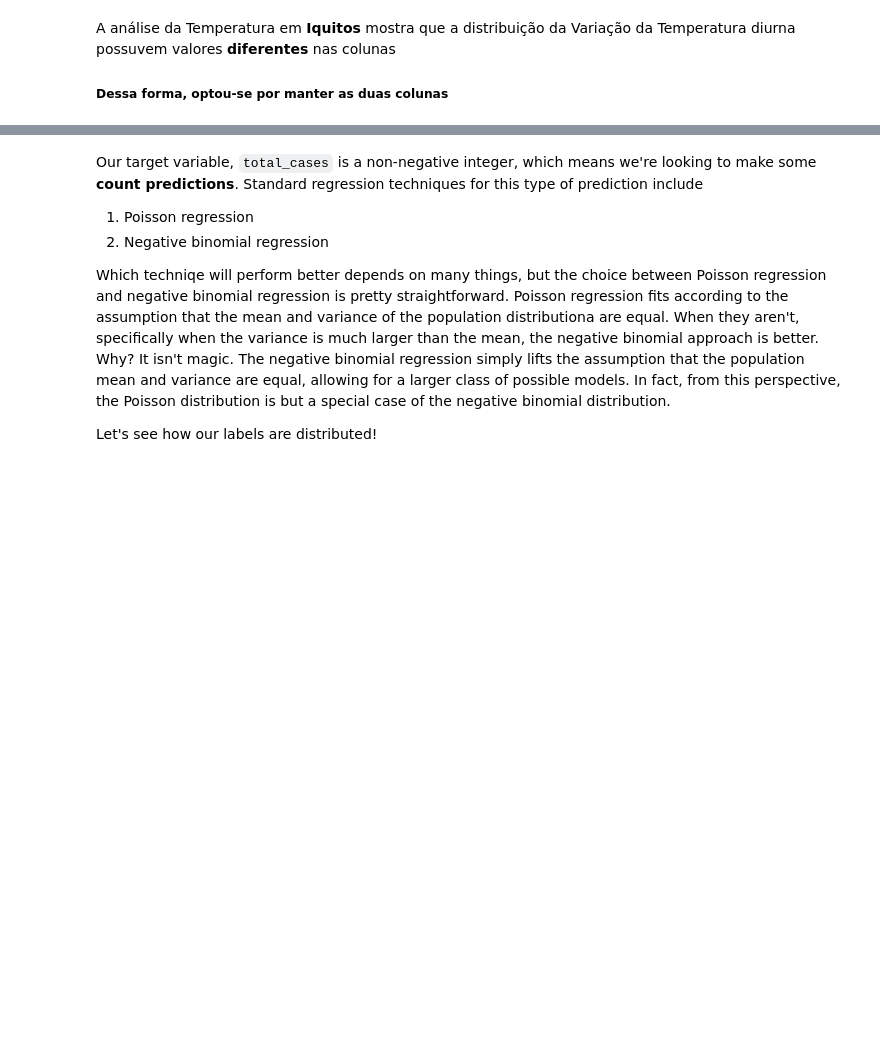
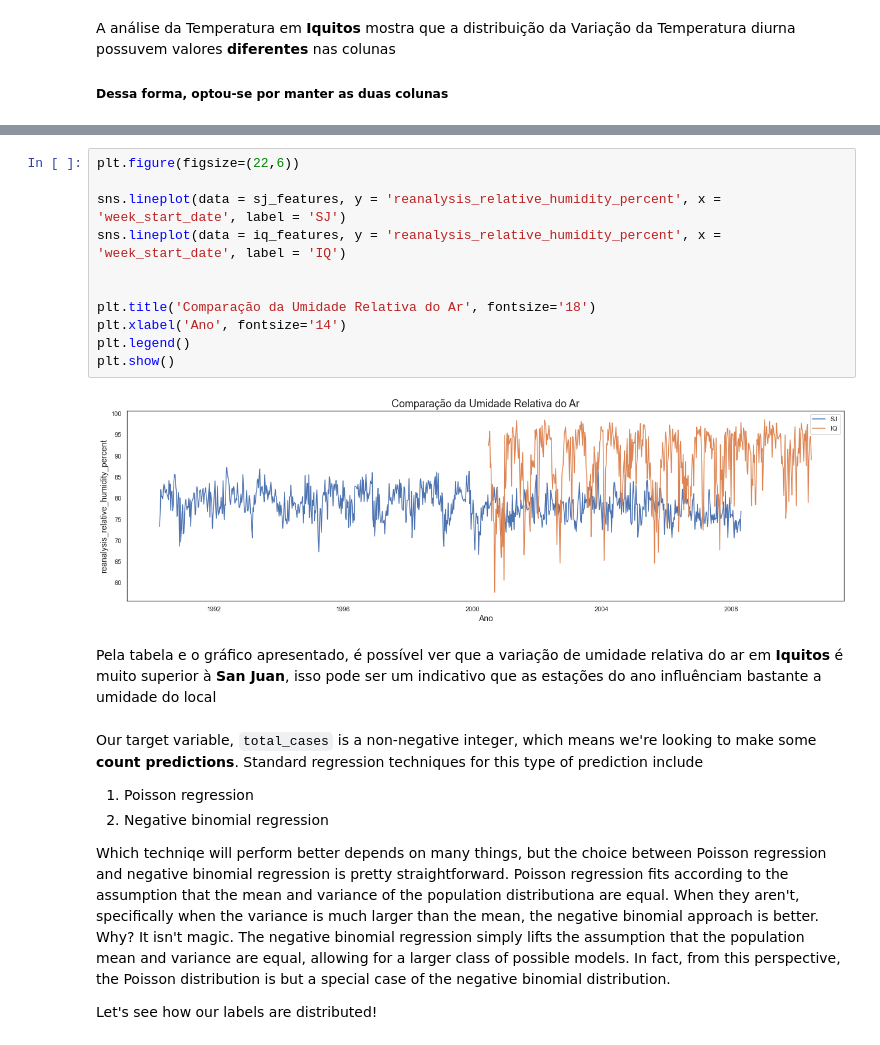
Before and after one commit to ciencia-dados-ifsp-grupo5/DengAI, a Jupyter notebook: notebooks/dengAI.ipynb, the cells around one changed output, grey strips where cells are left out. Saved outputs shown, nothing was run; the diff lists cells and outputs as text; blank space fills up the shorter version.

Commit message:
Question 3 - Relative Humidity

```diff
--- a/notebooks/dengAI.ipynb
+++ b/notebooks/dengAI.ipynb
@@ -462,3 +479,18 @@ A informação referente a umidade relativa encontra-se na coluna `reanalysis_re
+# %%
+plt.figure(figsize=(22,6))
+
+sns.lineplot(data = sj_features, y = 'reanalysis_relative_humidity_percent', x = 'week_start_date', label = 'SJ')
+sns.lineplot(data = iq_features, y = 'reanalysis_relative_humidity_percent', x = 'week_start_date', label = 'IQ')
+
+
+plt.title('Comparação da Umidade Relativa do Ar', fontsize='18')
+plt.xlabel('Ano', fontsize='14')
+plt.legend()
+plt.show()
+# %% [output]
+[figure, added]
+# %% [markdown]
+Pela tabela e o gráfico apresentado, é possível ver que a variação de umidade relativa do ar em **Iquitos** é muito superior à **San Juan**, isso pode ser um indicativo que as estações do ano influênciam bastante a umidade do local
 # %% [markdown]
 Our target variable, `total_cases` is a non-negative integer, which means we're looking to make some **count predictions**. Standard regression techniques for this type of prediction include
 
```
Also changed, not shown: parts of 3 cells of this notebook.
